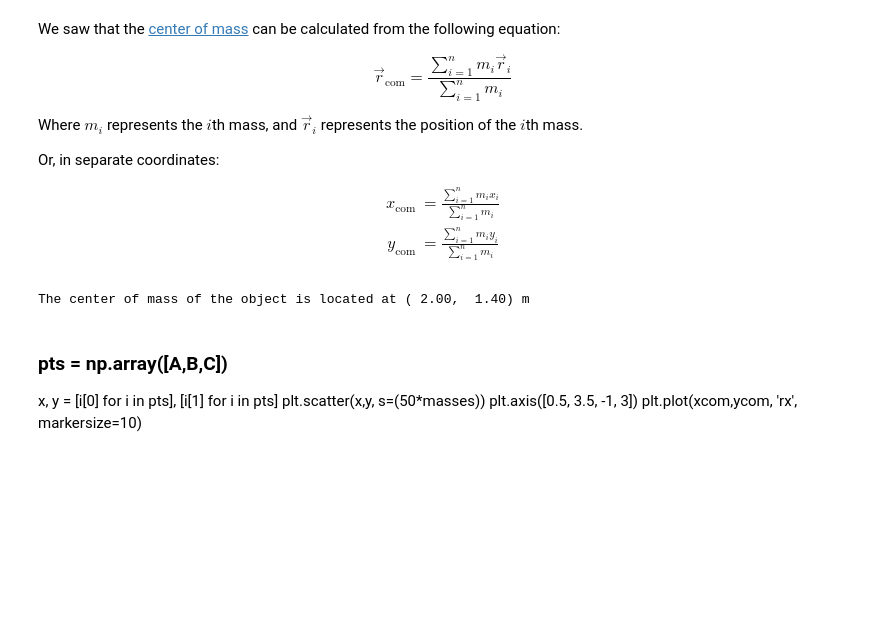
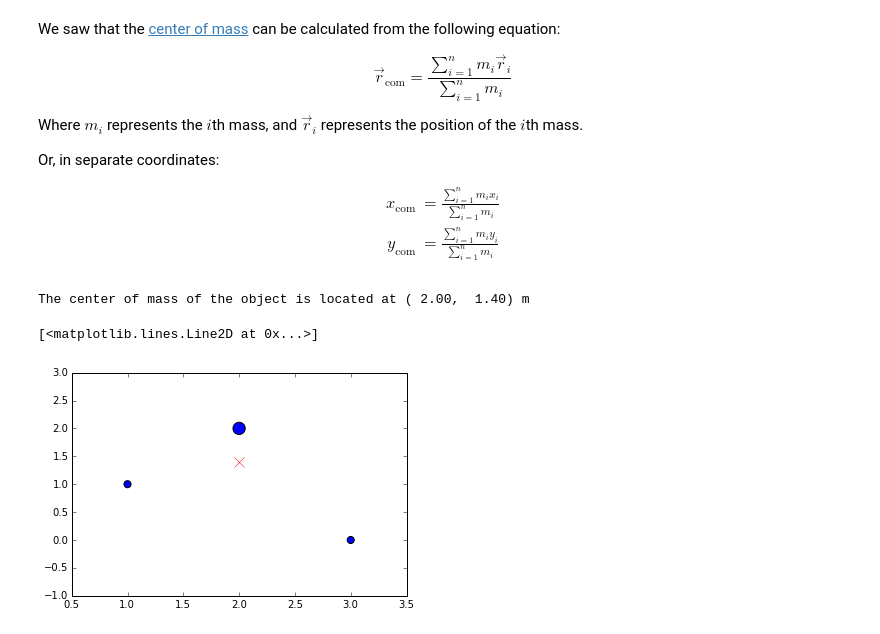
Before and after one commit to andy-esch/ipynb_classroom, a Jupyter notebook: MomentumExam.ipynb, the cells around one changed output. Saved outputs shown, nothing was run; the diff lists cells and outputs as text; code cells hidden in the pictures; blank space fills up the shorter version.

Commit message:
Corrected plot formatting

```diff
--- a/MomentumExam.ipynb
+++ b/MomentumExam.ipynb
@@ -382,9 +382,12 @@ ycom = com(mA, mB, mC, A[1], B[1], C[1])
 print "The center of mass of the object is located at (%5.2f, %5.2f) m" % (xcom, ycom)
 # %% [output]
 The center of mass of the object is located at ( 2.00,  1.40) m
-# %% [markdown]
-### pts = np.array([A,B,C])
-x, y = [i[0] for i in pts], [i[1] for i in pts]
-plt.scatter(x,y, s=(50*masses))
-plt.axis([0.5, 3.5, -1, 3])
-plt.plot(xcom,ycom, 'rx', markersize=10)
+# %%
+pts = np.array([A,B,C])
+x, y = [i[0] for i in pts], [i[1] for i in pts]
+plt.scatter(x,y, s=(50*masses))
+plt.axis([0.5, 3.5, -1, 3])
+plt.plot(xcom,ycom, 'rx', markersize=10)
+# %% [output]
+[<matplotlib.lines.Line2D at 0x...>]
+[figure, added]
```
